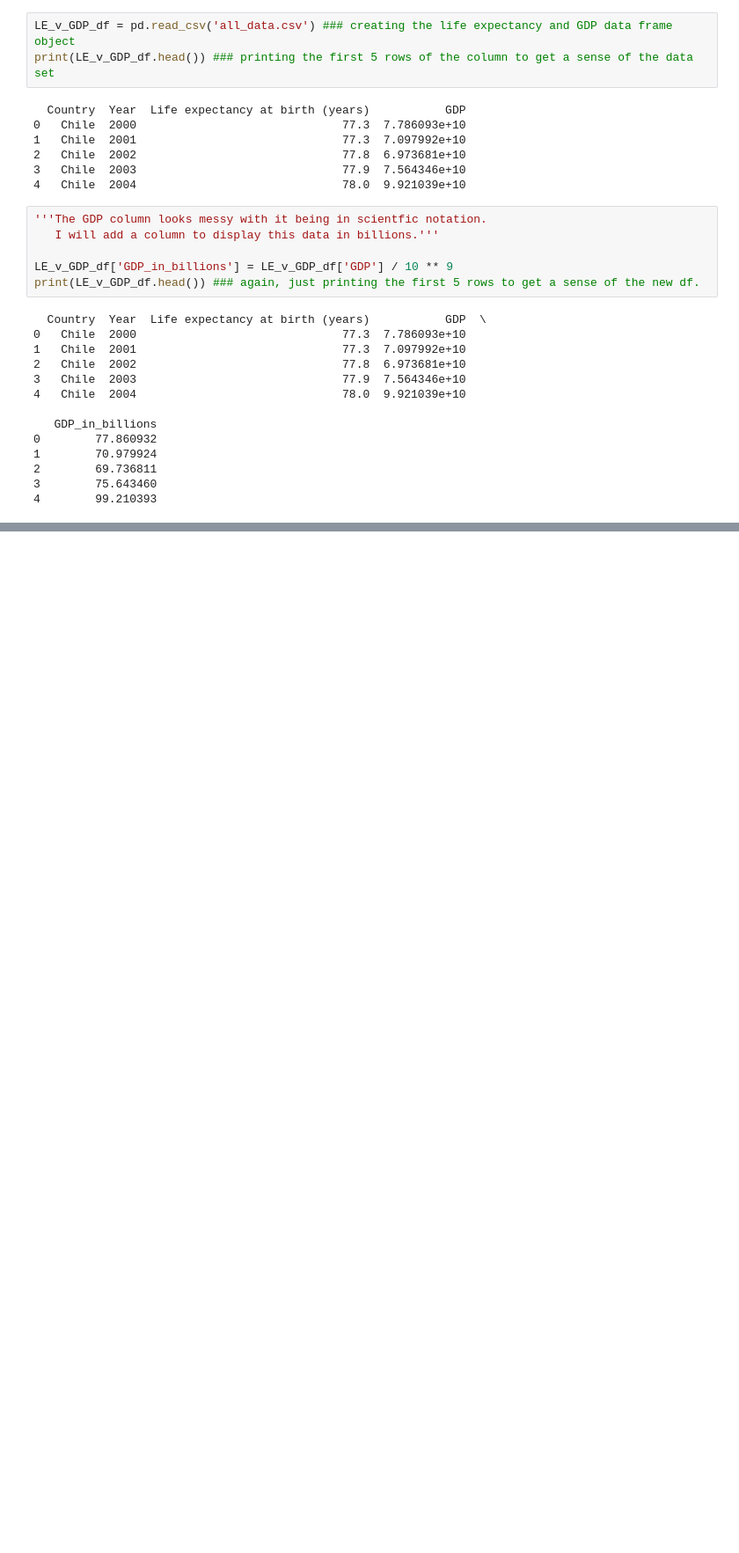
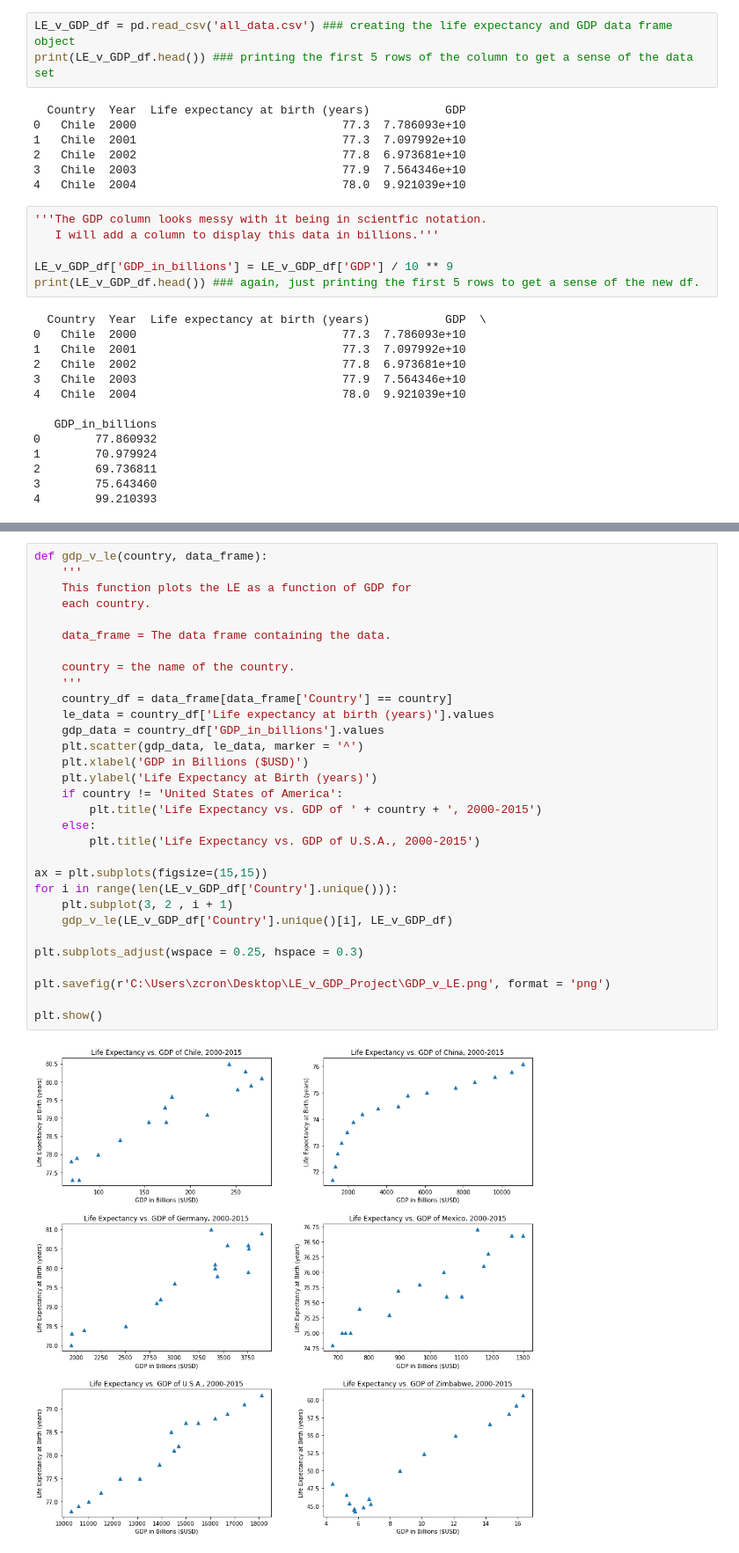
Before and after one commit to zcronk62/LE_v_GDP_Project, a Jupyter notebook: life_expectancy_gdp_project.ipynb, the cells around one changed output, grey strips where cells are left out. Shown: that part at 88% size. Drawn from its saved outputs; the diff is of its cells as text; blank space fills up the shorter version.

Commit message:
Fixing formatting for publication
Corrected image formatting for publication to Medium. Also added savefig routines to save figures as .png.

```diff
--- a/life_expectancy_gdp_project.ipynb
+++ b/life_expectancy_gdp_project.ipynb
@@ -87,3 +90,36 @@ gdp_evo = time_evo_plot('GDP_in_billions', LE_v_GDP_df)
 plt.show()
 # %% [output]
 [figure]
+# %%
+def gdp_v_le(country, data_frame):
+    '''
+    This function plots the LE as a function of GDP for
+    each country.
+
+    data_frame = The data frame containing the data.
+
+    country = the name of the country.
+    '''
+    country_df = data_frame[data_frame['Country'] == country]
+    le_data = country_df['Life expectancy at birth (years)'].values
+    gdp_data = country_df['GDP_in_billions'].values
+    plt.scatter(gdp_data, le_data, marker = '^')
+    plt.xlabel('GDP in Billions ($USD)')
+    plt.ylabel('Life Expectancy at Birth (years)')
+    if country != 'United States of America':
+        plt.title('Life Expectancy vs. GDP of ' + country + ', 2000-2015')
+    else:
+        plt.title('Life Expectancy vs. GDP of U.S.A., 2000-2015')
+
+ax = plt.subplots(figsize=(15,15))
+for i in range(len(LE_v_GDP_df['Country'].unique())):
+    plt.subplot(3, 2 , i + 1)
+    gdp_v_le(LE_v_GDP_df['Country'].unique()[i], LE_v_GDP_df)
+
+plt.subplots_adjust(wspace = 0.25, hspace = 0.3)
+
+plt.savefig(r'C:\Users\zcron\Desktop\LE_v_GDP_Project\GDP_v_LE.png', format = 'png')
+
+plt.show()
+# %% [output]
+[figure, added]
```
Also changed, not shown: parts of 4 cells of this notebook, 5 other files.
